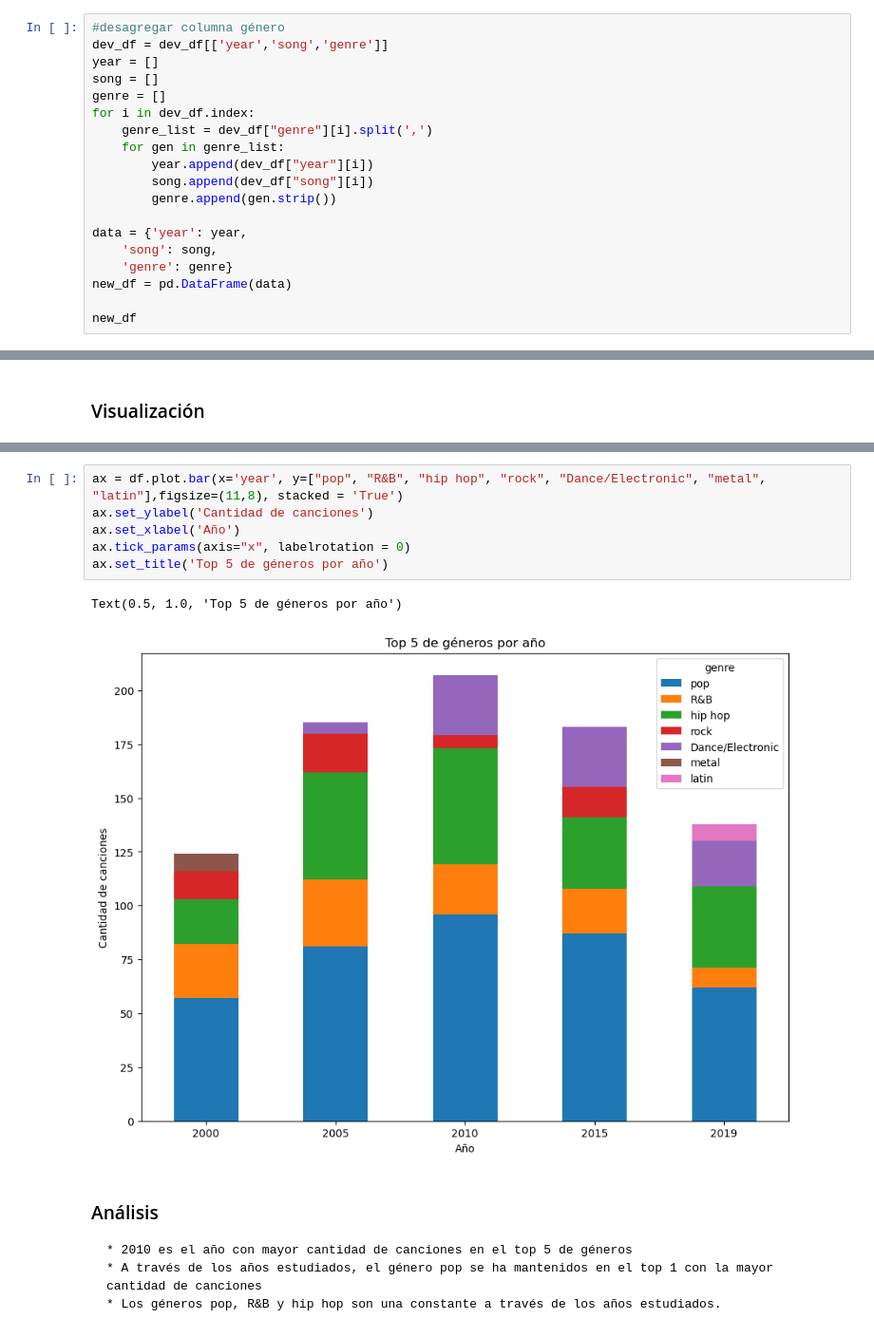
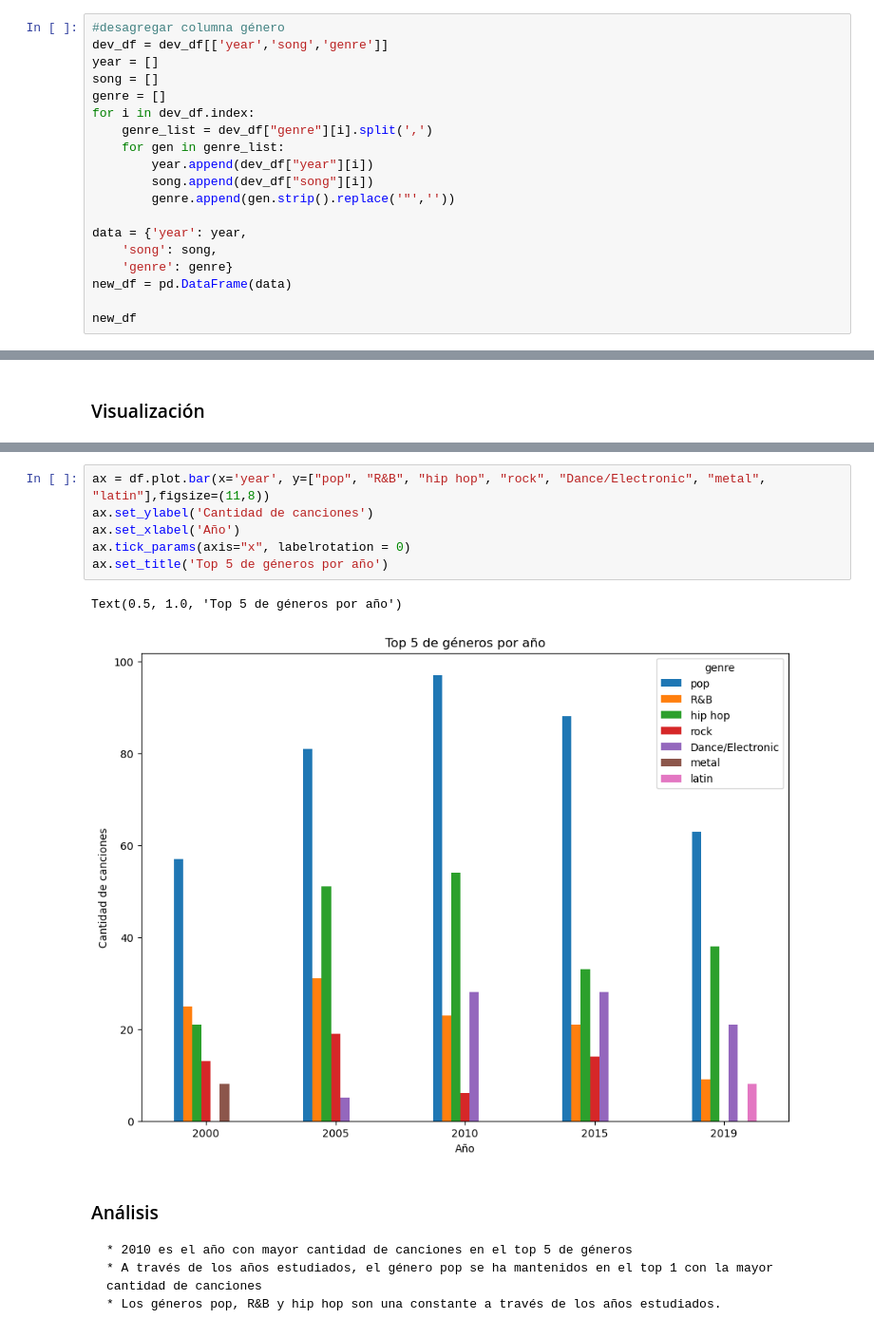
Before and after one commit to j2sanabriam/Taller1-Individual, a Jupyter notebook: Taller1.ipynb, the cells around one changed output, grey strips where cells are left out. Shown at 95% size. Cells and saved outputs as stored; diff of their text form.

```diff
--- a/Taller1.ipynb
+++ b/Taller1.ipynb
@@ -241,7 +241,7 @@ for i in dev_df.index:
     for gen in genre_list:
         year.append(dev_df["year"][i])
         song.append(dev_df["song"][i])
-        genre.append(gen.strip())
+        genre.append(gen.strip().replace('"',''))
 
 data = {'year': year,
     'song': song,
@@ -308,12 +308,12 @@ df
 # %%
-ax = df.plot.bar(x='year', y=["pop", "R&B", "hip hop", "rock", "Dance/Electronic", "metal", "latin"],figsize=(11,8), stacked = 'True')
+ax = df.plot.bar(x='year', y=["pop", "R&B", "hip hop", "rock", "Dance/Electronic", "metal", "latin"],figsize=(11,8))
 ax.set_ylabel('Cantidad de canciones')
 ax.set_xlabel('Año')
 ax.tick_params(axis="x", labelrotation = 0)
 ax.set_title('Top 5 de géneros por año')
 # %% [output]
 Text(0.5, 1.0, 'Top 5 de géneros por año')
-[figure, old version]
+[figure, new version]
 # %% [markdown]
 ### Análisis
     * 2010 es el año con mayor cantidad de canciones en el top 5 de géneros
```
Also changed, not shown: parts of 17 cells of this notebook.
